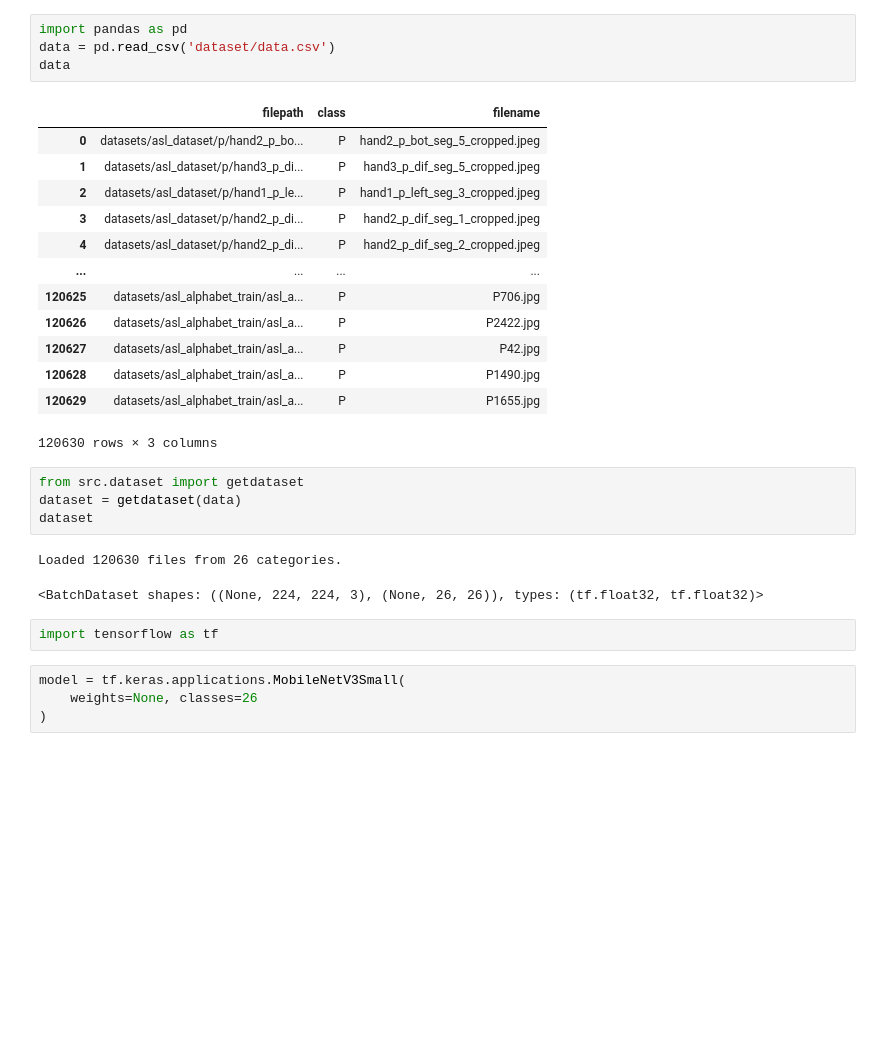
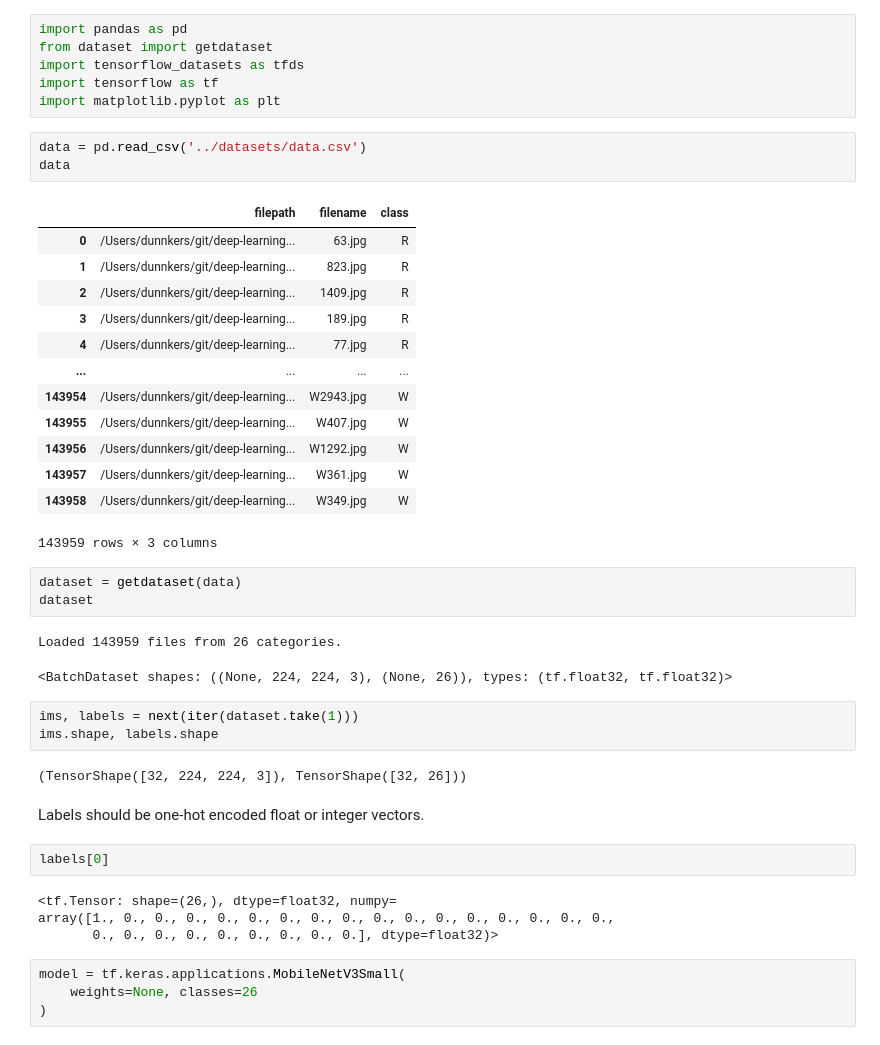
Before and after one commit to dunnkers/optimizers-sign-language, a Jupyter notebook: src/train-mobilenet.ipynb, the cells around one changed output. Cells and saved outputs as stored; diff of their text form; blank space fills up the shorter version.

Commit message:
Make model actually trainable 🚀

```diff
--- a/src/train-mobilenet.ipynb
+++ b/src/train-mobilenet.ipynb
@@ -1,30 +1,45 @@
+# %%
+import pandas as pd
+from dataset import getdataset
+import tensorflow_datasets as tfds
+import tensorflow as tf
+import matplotlib.pyplot as plt
 # %%
-import pandas as pd
-data = pd.read_csv('dataset/data.csv')
+data = pd.read_csv('../datasets/data.csv')
 data
 # %% [output]
-|  | filepath | class | filename |
-| 0 | datasets/asl_dataset/p/hand2_p_bo... | P | hand2_p_bot_seg_5_cropped.jpeg |
-| 1 | datasets/asl_dataset/p/hand3_p_di... | P | hand3_p_dif_seg_5_cropped.jpeg |
-| 2 | datasets/asl_dataset/p/hand1_p_le... | P | hand1_p_left_seg_3_cropped.jpeg |
-| 3 | datasets/asl_dataset/p/hand2_p_di... | P | hand2_p_dif_seg_1_cropped.jpeg |
-| 4 | datasets/asl_dataset/p/hand2_p_di... | P | hand2_p_dif_seg_2_cropped.jpeg |
+|  | filepath | filename | class |
+| 0 | /Users/dunnkers/git/deep-learning... | 63.jpg | R |
+| 1 | /Users/dunnkers/git/deep-learning... | 823.jpg | R |
+| 2 | /Users/dunnkers/git/deep-learning... | 1409.jpg | R |
+| 3 | /Users/dunnkers/git/deep-learning... | 189.jpg | R |
+| 4 | /Users/dunnkers/git/deep-learning... | 77.jpg | R |
 | ... | ... | ... | ... |
-| 120625 | datasets/asl_alphabet_train/asl_a... | P | P706.jpg |
-| 120626 | datasets/asl_alphabet_train/asl_a... | P | P2422.jpg |
-| 120627 | datasets/asl_alphabet_train/asl_a... | P | P42.jpg |
-| 120628 | datasets/asl_alphabet_train/asl_a... | P | P1490.jpg |
-| 120629 | datasets/asl_alphabet_train/asl_a... | P | P1655.jpg |
+| 143954 | /Users/dunnkers/git/deep-learning... | W2943.jpg | W |
+| 143955 | /Users/dunnkers/git/deep-learning... | W407.jpg | W |
+| 143956 | /Users/dunnkers/git/deep-learning... | W1292.jpg | W |
+| 143957 | /Users/dunnkers/git/deep-learning... | W361.jpg | W |
+| 143958 | /Users/dunnkers/git/deep-learning... | W349.jpg | W |
-120630 rows × 3 columns
+143959 rows × 3 columns
 # %%
-from src.dataset import getdataset
 dataset = getdataset(data)
 dataset
 # %% [output]
-Loaded 120630 files from 26 categories.
+Loaded 143959 files from 26 categories.
-<BatchDataset shapes: ((None, 224, 224, 3), (None, 26, 26)), types: (tf.float32, tf.float32)>
+<BatchDataset shapes: ((None, 224, 224, 3), (None, 26)), types: (tf.float32, tf.float32)>
-# %%
-import tensorflow as tf
+# %%
+ims, labels = next(iter(dataset.take(1)))
+ims.shape, labels.shape
+# %% [output]
+(TensorShape([32, 224, 224, 3]), TensorShape([32, 26]))
+# %% [markdown]
+Labels should be one-hot encoded float or integer vectors.
+# %%
+labels[0]
+# %% [output]
+<tf.Tensor: shape=(26,), dtype=float32, numpy=
+array([1., 0., 0., 0., 0., 0., 0., 0., 0., 0., 0., 0., 0., 0., 0., 0., 0.,
+       0., 0., 0., 0., 0., 0., 0., 0., 0.], dtype=float32)>
 # %%
 model = tf.keras.applications.MobileNetV3Small(
     weights=None, classes=26
```
Also changed, not shown: parts of 6 cells of this notebook, 8 other files.
